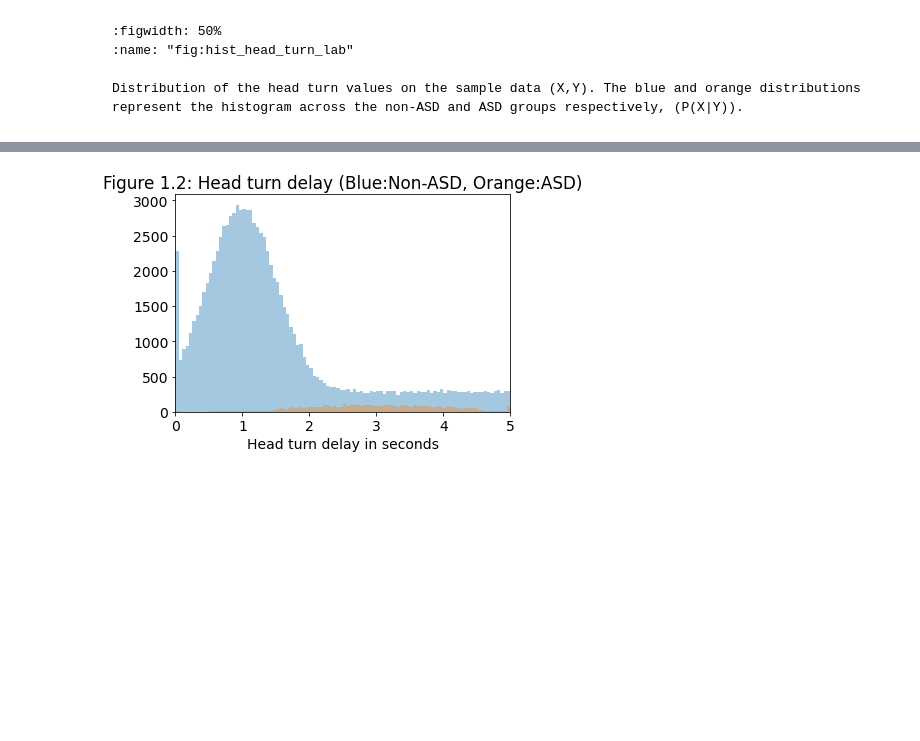
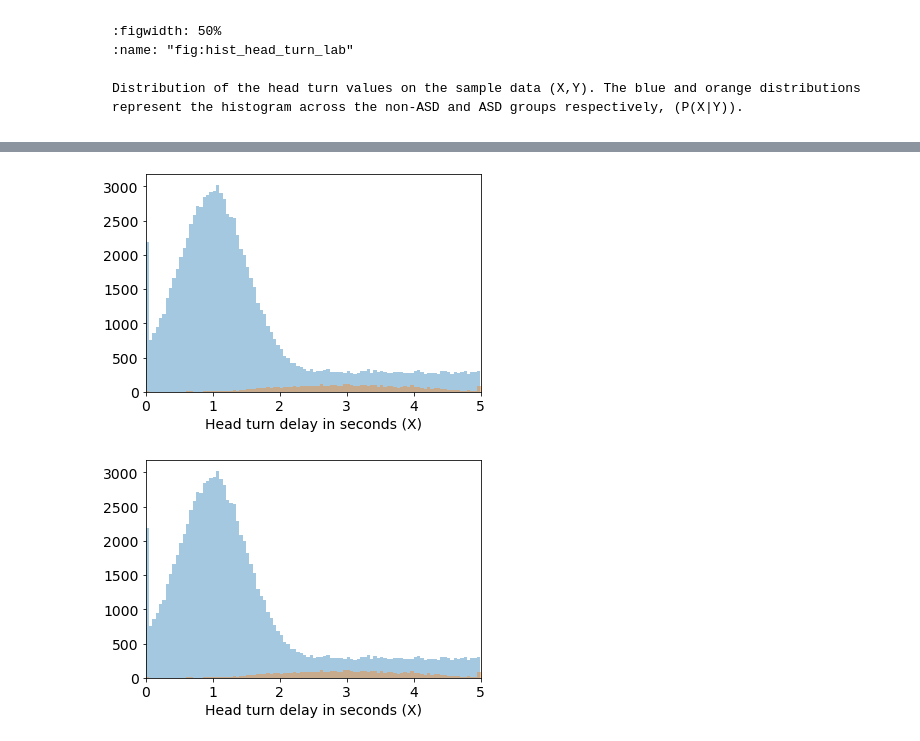
Before and after one commit to matiasdm/notes_on_stats, a Jupyter notebook: doc/_build/jupyter_execute/sections/bayes.ipynb, the cells around one changed output, grey strips where cells are left out. Cells and saved outputs as stored; diff of their text form; code cells hidden in the pictures; blank space fills up the shorter version.

```diff
--- a/doc/_build/jupyter_execute/sections/bayes.ipynb
+++ b/doc/_build/jupyter_execute/sections/bayes.ipynb
@@ -81,8 +84,10 @@ Let see how the actual distribution of head turn delay looks in our universe of
 # %%
 df = pd.DataFrame({'X':X_u,'Y':Y_u});
+fig = plt.figure()
 sns.distplot(df.query('Y==0')['X'],bins=100, kde=False);
 sns.distplot(df.query('Y==1')['X'],bins=100, kde=False);
-plt.xlim([0,5]); plt.title('Figure 1.2: Head turn delay (Blue:Non-ASD, Orange:ASD)');
-plt.xlabel('Head turn delay in seconds');
+plt.xlim([0,5]); plt.xlabel('Head turn delay in seconds (X)');
+glue("hist_with_prior_head_turn_lab", fig, display=False)
 # %% [output]
-[figure, old version]
+[figure, new version]
+[figure, added]
```
Also changed, not shown: parts of 14 cells of this notebook, 53 other files.
